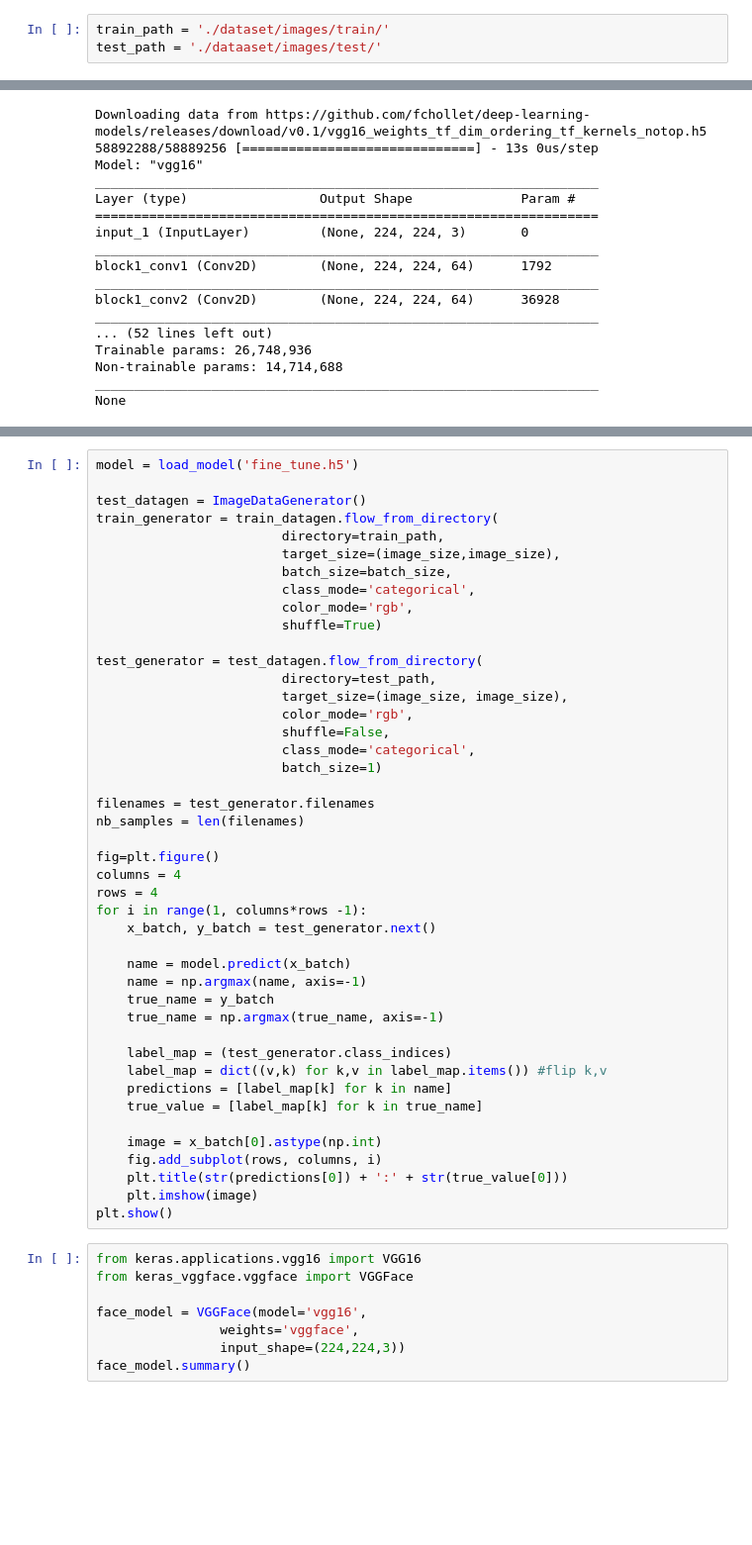
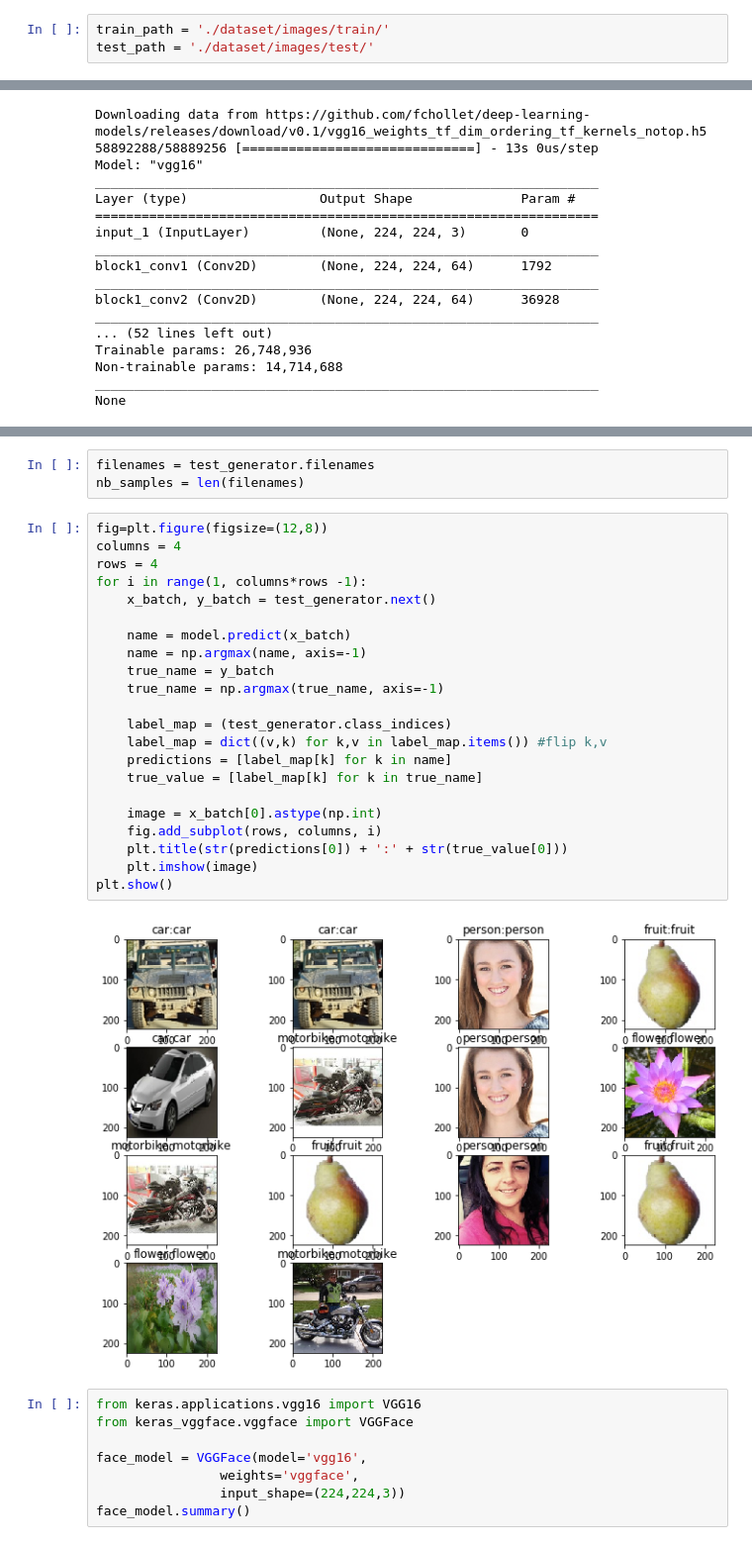
Before and after one commit to zerosum99/keras_basic, a Jupyter notebook: ff_keras_전이학습 알아보기.ipynb, the cells around one changed output, grey strips where cells are left out. Shown at 99% size. Cells and saved outputs as stored; diff of their text form; blank space fills up the shorter version.

```diff
--- a/ff_keras_전이학습 알아보기.ipynb
+++ b/ff_keras_전이학습 알아보기.ipynb
@@ -12,7 +12,7 @@ Using TensorFlow backend.
 %matplotlib inline
 # %%
 train_path = './dataset/images/train/'
-test_path = './dataaset/images/test/'
+test_path = './dataset/images/test/'
 # %%
 
 batch_size = 16
@@ -135,47 +183,30 @@ Epoch 2/10
+# %%
+filenames = test_generator.filenames
+nb_samples = len(filenames)
 # %%
-model = load_model('fine_tune.h5')
-
-test_datagen = ImageDataGenerator()
-train_generator = train_datagen.flow_from_directory(
-                        directory=train_path,
-                        target_size=(image_size,image_size),
-                        batch_size=batch_size,
-                        class_mode='categorical',
-                        color_mode='rgb',
-                        shuffle=True)
-
-test_generator = test_datagen.flow_from_directory(
-                        directory=test_path,
-                        target_size=(image_size, image_size),
-                        color_mode='rgb',
-                        shuffle=False,
-                        class_mode='categorical',
-                        batch_size=1)
-
-filenames = test_generator.filenames
-nb_samples = len(filenames)
-
-fig=plt.figure()
+fig=plt.figure(figsize=(12,8))
 columns = 4
 rows = 4
 for i in range(1, columns*rows -1):
     x_batch, y_batch = test_generator.next()
 
     name = model.predict(x_batch)
     name = np.argmax(name, axis=-1)
     true_name = y_batch
     true_name = np.argmax(true_name, axis=-1)
 
     label_map = (test_generator.class_indices)
     label_map = dict((v,k) for k,v in label_map.items()) #flip k,v
     predictions = [label_map[k] for k in name]
     true_value = [label_map[k] for k in true_name]
 
     image = x_batch[0].astype(np.int)
     fig.add_subplot(rows, columns, i)
     plt.title(str(predictions[0]) + ':' + str(true_value[0]))
     plt.imshow(image)
 plt.show()
+# %% [output]
+[figure, added]
 # %%
 from keras.applications.vgg16 import VGG16
 from keras_vggface.vggface import VGGFace
```
Also changed, not shown: parts of 8 cells of this notebook, 1 other file.
